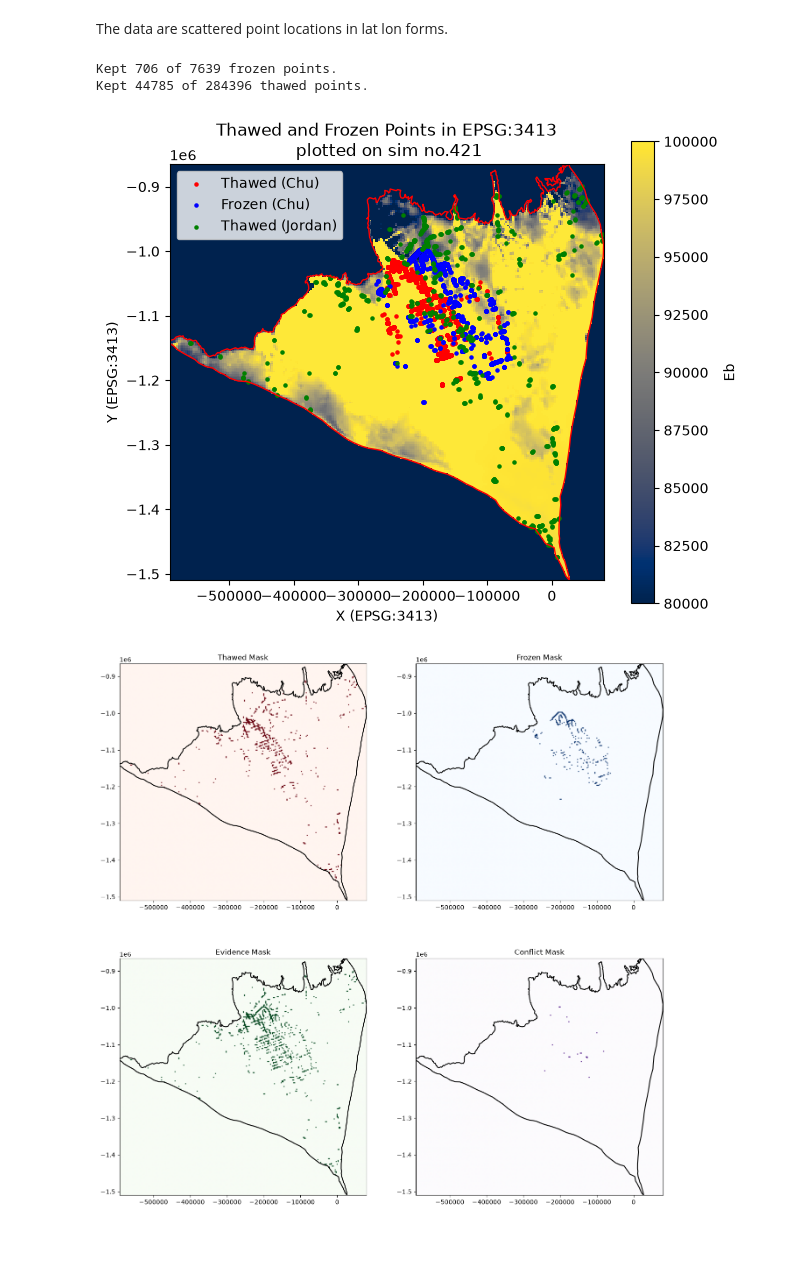
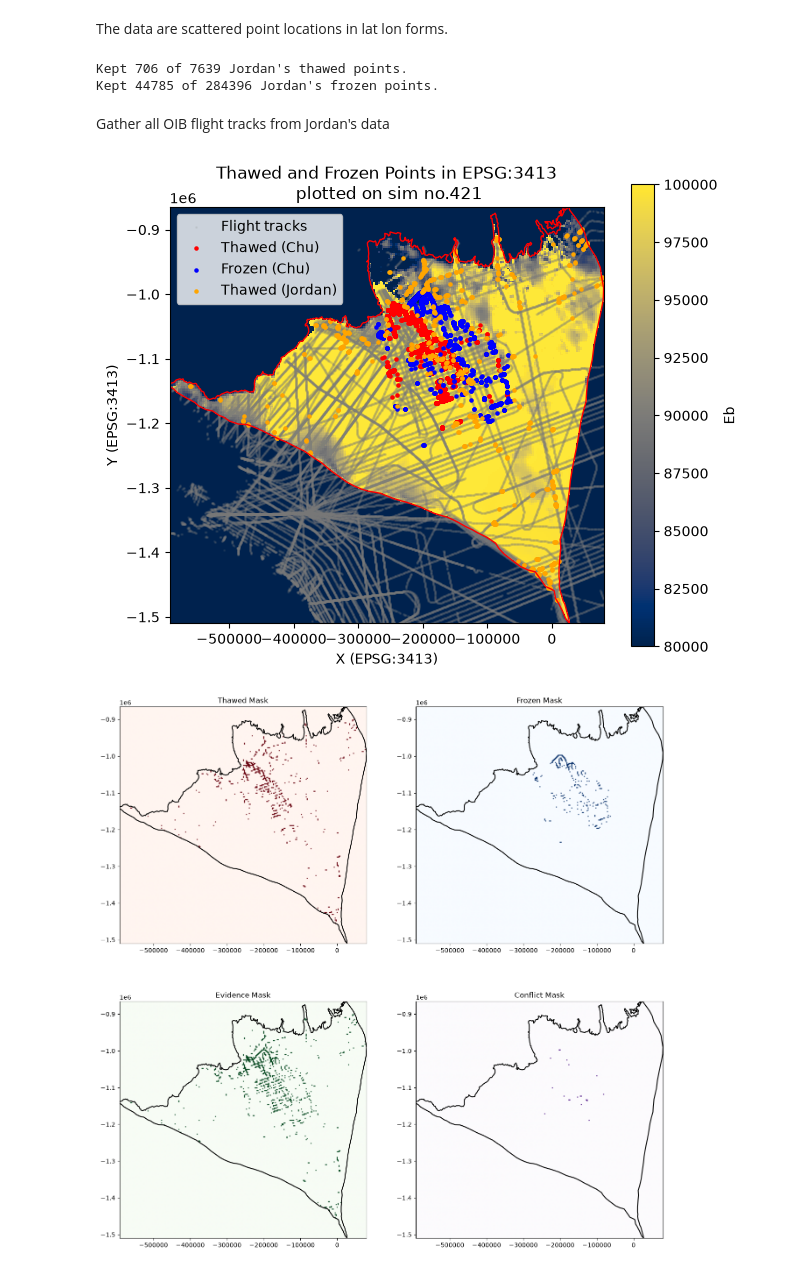
Before and after one commit to alastairyang/petermann-inference, a Jupyter notebook: notebooks/DataPreparation.ipynb, the cells around one changed output. Drawn from its saved outputs; the diff is of its cells as text; code cells hidden in the pictures; blank space fills up the shorter version.

Commit message:
adding dem and oib tracks to the master drainage plot

```diff
--- a/notebooks/DataPreparation.ipynb
+++ b/notebooks/DataPreparation.ipynb
@@ -220,7 +290,16 @@ jordan_thawed_y = np.asarray(jordan_thawed_y)
 jordan_frozen_x = np.asarray(jordan_frozen_x)
 jordan_frozen_y = np.asarray(jordan_frozen_y)
 
-# Explicitly close the polygon.
+jordan_thawed_x_rec = jordan_thawed_x[(jordan_thawed_x >= x_min) & (jordan_thawed_x <= x_max) & (jordan_thawed_y >= y_min) & (jordan_thawed_y <= y_max)]
+jordan_thawed_y_rec = jordan_thawed_y[(jordan_thawed_x >= x_min) & (jordan_thawed_x <= x_max) & (jordan_thawed_y >= y_min) & (jordan_thawed_y <= y_max)]
+jordan_frozen_x_rec = jordan_frozen_x[(jordan_frozen_x >= x_min) & (jordan_frozen_x <= x_max) & (jordan_frozen_y >= y_min) & (jordan_frozen_y <= y_max)]
+jordan_frozen_y_rec = jordan_frozen_y[(jordan_frozen_x >= x_min) & (jordan_frozen_x <= x_max) & (jordan_frozen_y >= y_min) & (jordan_frozen_y <= y_max)]
+
+# conmbine
+oib_data_x_rec = np.concatenate([jordan_frozen_x_rec, jordan_thawed_x_rec])
+oib_data_y_rec = np.concatenate([jordan_frozen_y_rec, jordan_thawed_y_rec])
+
+# get subset of x and y points within the polygon boundary
 if not np.array_equal(boundary[0], boundary[-1]):
     boundary = np.vstack([boundary, boundary[0]])
 
@@ -229,7 +308,7 @@ polygon = Path(boundary)
 # Test each (x, y) location.
 points = np.column_stack([jordan_thawed_x, jordan_thawed_y])
 inside_mask = polygon.contains_points(points)
-print(f"Kept {inside_mask.sum()} of {len(inside_mask)} frozen points.")
+print(f"Kept {inside_mask.sum()} of {len(inside_mask)} Jordan's thawed points.")
 
 # Keep only points inside the polygon.
 jordan_thawed_x = jordan_thawed_x[inside_mask]
@@ -239,10 +318,12 @@ points = np.column_stack([jordan_frozen_x, jordan_frozen_y])
 inside_mask = polygon.contains_points(points)
 jordan_frozen_x = jordan_frozen_x[inside_mask]
 jordan_frozen_y = jordan_frozen_y[inside_mask]
-print(f"Kept {inside_mask.sum()} of {len(inside_mask)} thawed points.")
+print(f"Kept {inside_mask.sum()} of {len(inside_mask)} Jordan's frozen points.")
 # %% [output]
-Kept 706 of 7639 frozen points.
-Kept 44785 of 284396 thawed points.
+Kept 706 of 7639 Jordan's thawed points.
+Kept 44785 of 284396 Jordan's frozen points.
+# %% [markdown]
+Gather all OIB flight tracks from Jordan's data
 # %%
 # plot them as scattered points
 fig, ax = plt.subplots(figsize=(7, 6))
@@ -253,37 +334,36 @@ image = ax.pcolormesh(
     grid["Eb"],
     shading="flat",
     cmap="cividis",
     vmin=8e4, vmax=1e5
 )
 
 boundary = grid["boundary_xy"]
 ax.plot(boundary[:, 0], boundary[:, 1], "r-", linewidth=1)
 
 ax.set_aspect("equal")
 ax.set_xlabel("x")
 ax.set_ylabel("y")
 ax.set_title(f"Basal enthalpy — simulation {ii}")
 fig.colorbar(image, ax=ax, label="Eb")
-
+ax.scatter(oib_data_x_rec, oib_data_y_rec, s = 1, color='grey', label='Flight tracks',alpha=0.1)
 ax.scatter(chu_thawed_x, chu_thawed_y, s = 5, color='red', label='Thawed (Chu)')
 ax.scatter(chu_frozen_x, chu_frozen_y, s = 5, color='blue', label='Frozen (Chu)')
-ax.scatter(jordan_thawed_x, jordan_thawed_y, s = 5, color='green', label='Thawed (Jordan)')
-# ax.scatter(jordan_frozen_x, jordan_frozen_y, s = 5, color='green', label='Frozen (Jordan)')
+ax.scatter(jordan_thawed_x, jordan_thawed_y, s = 5, color='orange', label='Thawed (Jordan)')
 ax.set_xlabel('X (EPSG:3413)')
 ax.set_ylabel('Y (EPSG:3413)')
 ax.set_title(f'Thawed and Frozen Points in EPSG:3413\n plotted on sim no.{ii}')
 ax.legend()
 plt.show()
 
 
 # forming combined arrays
 thawed_x = np.concatenate([chu_thawed_x, jordan_thawed_x])
 thawed_y = np.concatenate([chu_thawed_y, jordan_thawed_y])
 # we do not add frozen points from Jordan
 frozen_x = chu_frozen_x
 frozen_y = chu_frozen_y
 # %% [output]
-[figure, old version]
+[figure, new version]
 # %%
 evidence_masks = pixelate_evidence(
     grid,
```
Also changed, not shown: parts of 7 cells of this notebook, 1 other file.
